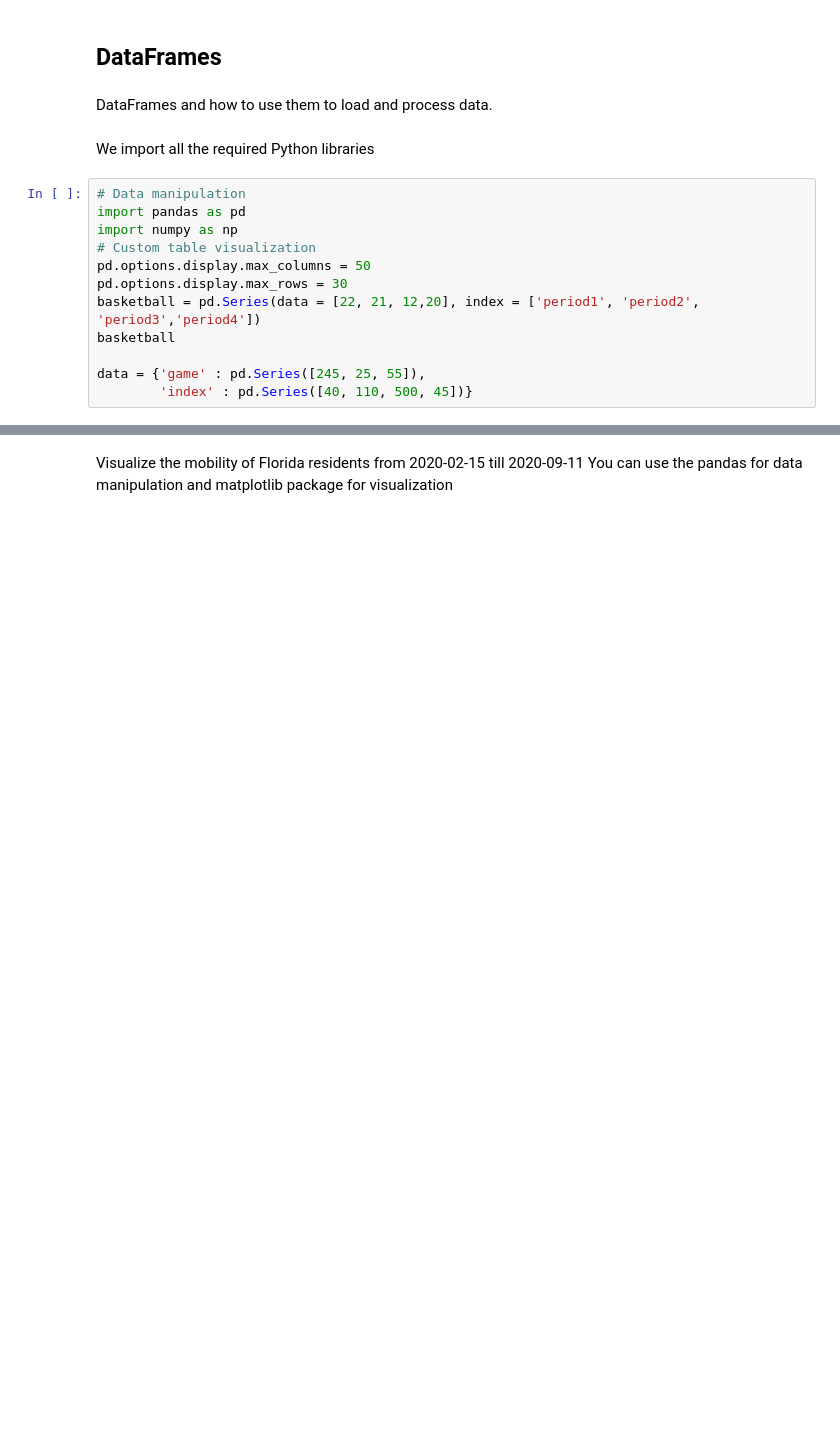
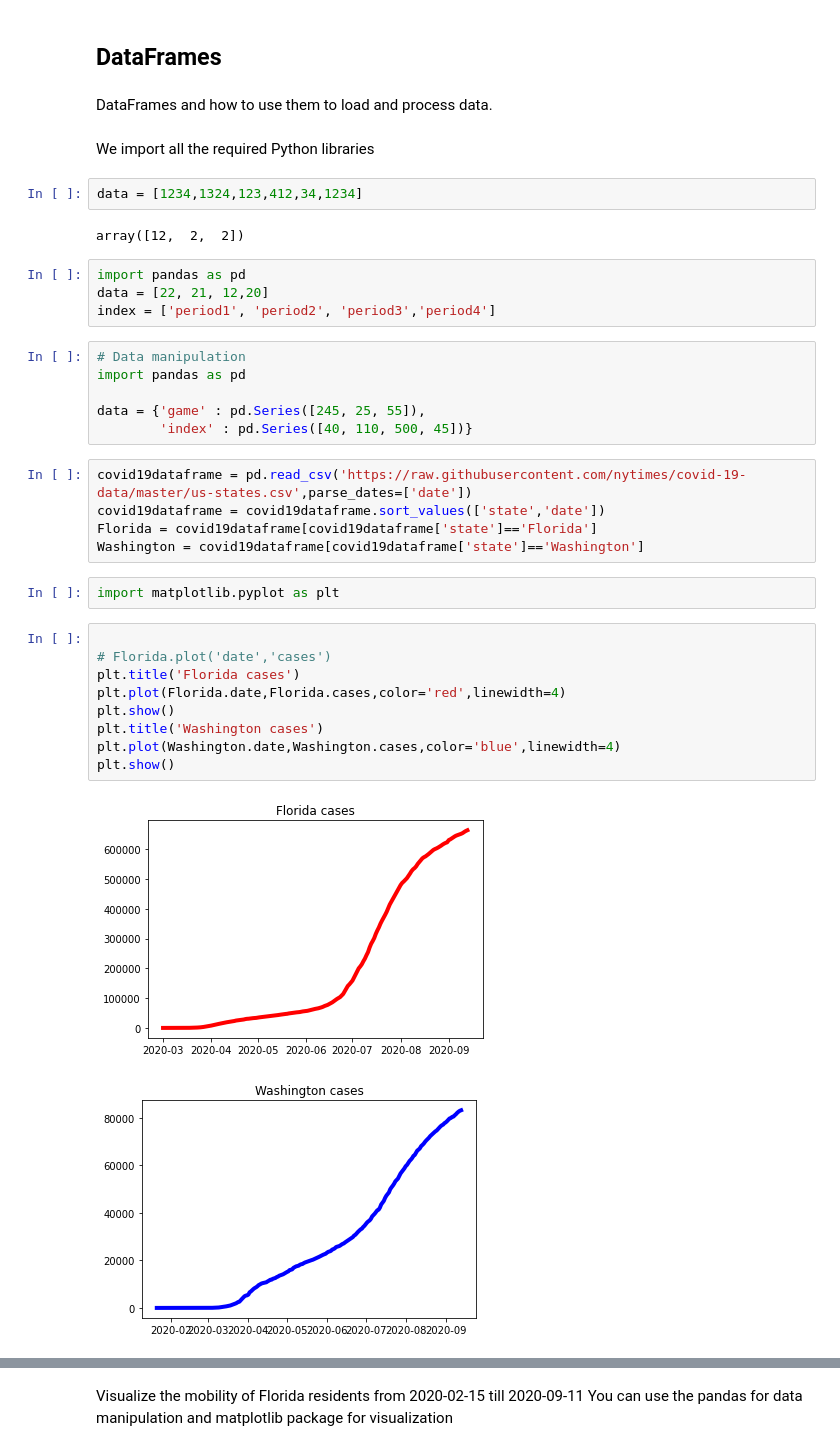
Before and after one commit to ashfarhangi/Massive_Storage_and_Big_Data, a Jupyter notebook: code/1_Python_Intro.ipynb, the cells around one changed output, grey strips where cells are left out. Cells and saved outputs as stored; diff of their text form; blank space fills up the shorter version.

```diff
--- a/code/1_Python_Intro.ipynb
+++ b/code/1_Python_Intro.ipynb
@@ -230,15 +239,36 @@ np.sqrt(15+15)
 DataFrames and how to use them to load and process data.
 # %% [markdown]
 We import all the required Python libraries
+# %%
+data = [1234,1324,123,412,34,1234]
+# %% [output]
+array([12,  2,  2])
+# %%
+import pandas as pd
+data = [22, 21, 12,20]
+index = ['period1', 'period2', 'period3','period4']
 # %%
 # Data manipulation
 import pandas as pd
-import numpy as np
-# Custom table visualization
-pd.options.display.max_columns = 50
-pd.options.display.max_rows = 30
-basketball = pd.Series(data = [22, 21, 12,20], index = ['period1', 'period2', 'period3','period4'])
-basketball
 
 data = {'game' : pd.Series([245, 25, 55]),
         'index' : pd.Series([40, 110, 500, 45])}
+# %%
+covid19dataframe = pd.read_csv('https://raw.githubusercontent.com/nytimes/covid-19-data/master/us-states.csv',parse_dates=['date'])
+covid19dataframe = covid19dataframe.sort_values(['state','date'])
+Florida = covid19dataframe[covid19dataframe['state']=='Florida']
+Washington = covid19dataframe[covid19dataframe['state']=='Washington']
+# %%
+import matplotlib.pyplot as plt
+# %%
+
+# Florida.plot('date','cases')
+plt.title('Florida cases')
+plt.plot(Florida.date,Florida.cases,color='red',linewidth=4)
+plt.show()
+plt.title('Washington cases')
+plt.plot(Washington.date,Washington.cases,color='blue',linewidth=4)
+plt.show()
+# %% [output]
+[figure, added]
+[figure, added]
```
Also changed, not shown: parts of 20 cells of this notebook.
